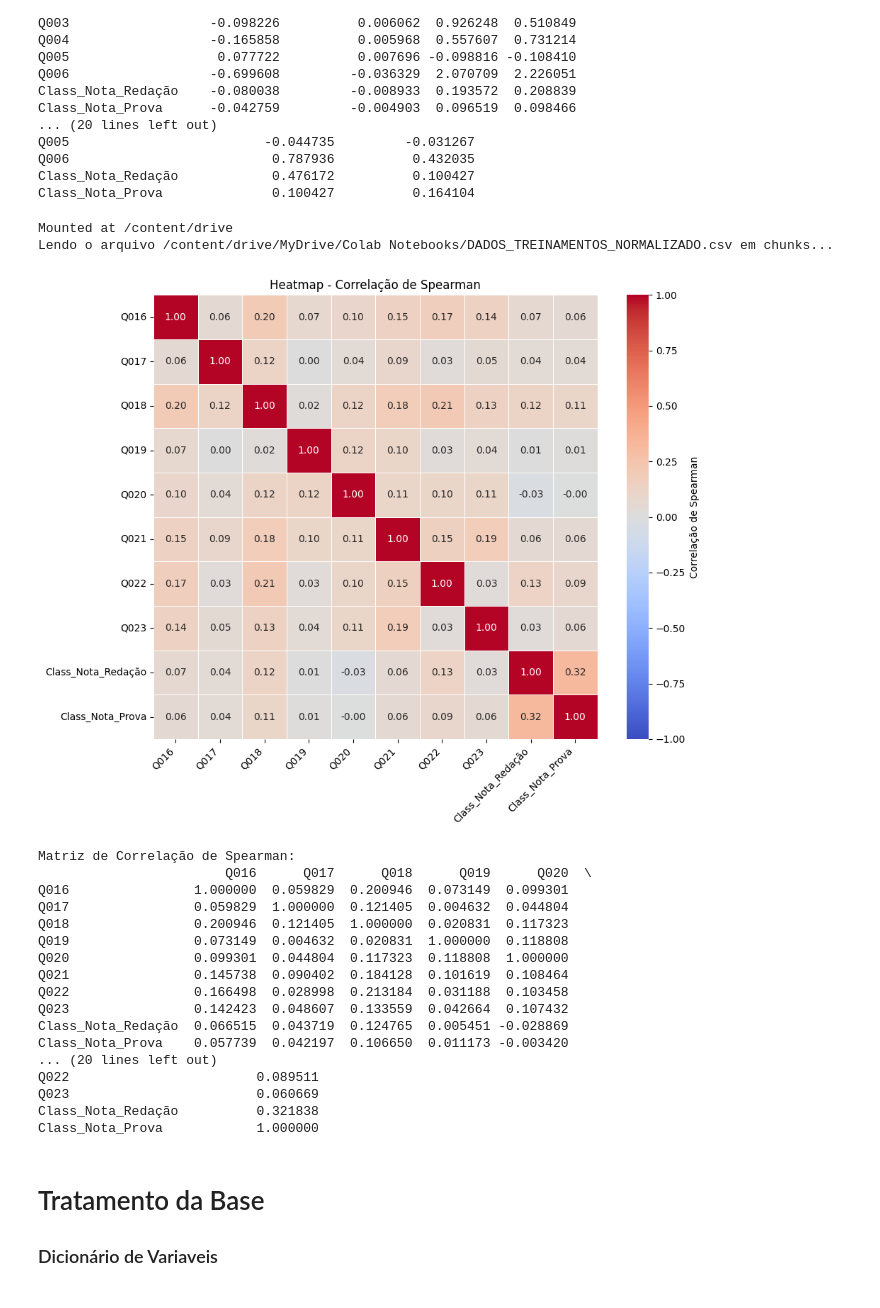
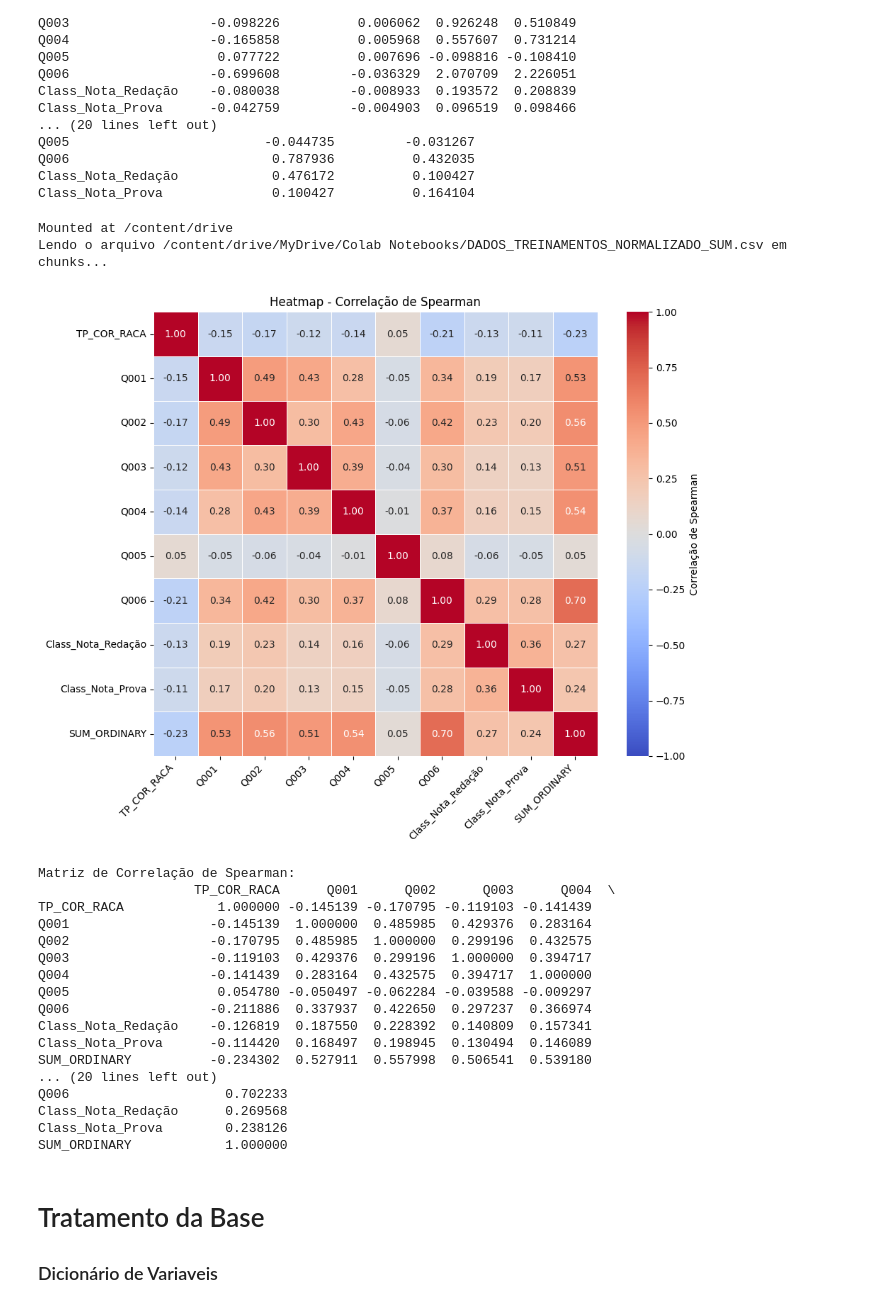
Before and after one commit to ThiagoMedeiros12/ENEM-MACHINE-LEARNING, a Jupyter notebook: ENEM_MACHINE_LEARNING.ipynb, the cells around one changed output. Cells and saved outputs as stored; diff of their text form; code cells hidden in the pictures.

```diff
--- a/ENEM_MACHINE_LEARNING.ipynb
+++ b/ENEM_MACHINE_LEARNING.ipynb
@@ -539,7 +539,7 @@ import unicodedata
 
 drive.mount('/content/drive', force_remount=True)
 
-FILE_PATH = "/content/drive/MyDrive/Colab Notebooks/DADOS_TREINAMENTOS_NORMALIZADO.csv"
+FILE_PATH = "/content/drive/MyDrive/Colab Notebooks/DADOS_TREINAMENTOS_NORMALIZADO_SUM.csv"
 CHUNK_SIZE = 500000
 MAX_ROWS = 2500000
 MAX_TOTAL_COLS = 10
@@ -549,17 +549,13 @@ COLUNAS_OBRIGATORIAS = ["Class_Nota_Redação", "Class_Nota_Prova"]
 
 # Escolha aqui as extras (máx. 8, porque 2 já são obrigatórias)
 COLUNAS_EXTRAS = [
-    #"Q001",
-    #"Q002",
-    #"Q003",
-    #"Q004",
-    #"Q005",
-    #"Q006",
-    #"TP_COR_RACA",
+    "Q001", "Q002", "Q003", "Q004", "Q005", "Q006",
+    "TP_COR_RACA",
     #"TP_NACIONALIDADE",
-    #'Q007', 'Q008', 'Q009', 'Q010', 'Q011', 'Q012', 'Q013', 'Q014'
-    #'Q014', 'Q015',
-    'Q016', 'Q017', 'Q018', 'Q019', 'Q020', 'Q021', 'Q022', 'Q023'
+    #'Q007', 'Q008', 'Q009', 'Q010', 'Q011', 'Q012', 'Q013',
+    #'Q014','Q015',
+    #'Q016', 'Q017', 'Q018', 'Q019', 'Q020', 'Q021', 'Q022', 'Q023',
+    'SUM_ORDINARY'
 ]
 
 lg.basicConfig(level=lg.INFO, format="%(levelname)s: %(message)s")
@@ -641,52 +637,52 @@ def main():
     # CORRELAÇÃO DE SPEARMAN
     corr_spearman = data.corr(method="spearman")
 
     plt.figure(figsize=(10, 8))
     sns.heatmap(
         corr_spearman,
         annot=True,
         fmt=".2f",
         cmap="coolwarm",
         vmin=-1,
         vmax=1,
         center=0,
         square=True,
         linewidths=0.5,
         cbar_kws={"label": "Correlação de Spearman"},
     )
     plt.title("Heatmap - Correlação de Spearman")
     plt.xticks(rotation=45, ha="right")
     plt.yticks(rotation=0)
     plt.tight_layout()
     plt.show()
 
     print("\nMatriz de Correlação de Spearman:")
     print(corr_spearman)
 
 
 if __name__ == "__main__":
     main()
 # %% [output]
 Mounted at /content/drive
-Lendo o arquivo /content/drive/MyDrive/Colab Notebooks/DADOS_TREINAMENTOS_NORMALIZADO.csv em chunks...
+Lendo o arquivo /content/drive/MyDrive/Colab Notebooks/DADOS_TREINAMENTOS_NORMALIZADO_SUM.csv em chunks...
-[figure, old version]
+[figure, new version]
 Matriz de Correlação de Spearman:
-                        Q016      Q017      Q018      Q019      Q020  \
-Q016                1.000000  0.059829  0.200946  0.073149  0.099301
-Q017                0.059829  1.000000  0.121405  0.004632  0.044804
-Q018                0.200946  0.121405  1.000000  0.020831  0.117323
-Q019                0.073149  0.004632  0.020831  1.000000  0.118808
-Q020                0.099301  0.044804  0.117323  0.118808  1.000000
-Q021                0.145738  0.090402  0.184128  0.101619  0.108464
-Q022                0.166498  0.028998  0.213184  0.031188  0.103458
-Q023                0.142423  0.048607  0.133559  0.042664  0.107432
-Class_Nota_Redação  0.066515  0.043719  0.124765  0.005451 -0.028869
-Class_Nota_Prova    0.057739  0.042197  0.106650  0.011173 -0.003420
+                    TP_COR_RACA      Q001      Q002      Q003      Q004  \
+TP_COR_RACA            1.000000 -0.145139 -0.170795 -0.119103 -0.141439
+Q001                  -0.145139  1.000000  0.485985  0.429376  0.283164
+Q002                  -0.170795  0.485985  1.000000  0.299196  0.432575
+Q003                  -0.119103  0.429376  0.299196  1.000000  0.394717
+Q004                  -0.141439  0.283164  0.432575  0.394717  1.000000
+Q005                   0.054780 -0.050497 -0.062284 -0.039588 -0.009297
+Q006                  -0.211886  0.337937  0.422650  0.297237  0.366974
+Class_Nota_Redação    -0.126819  0.187550  0.228392  0.140809  0.157341
+Class_Nota_Prova      -0.114420  0.168497  0.198945  0.130494  0.146089
+SUM_ORDINARY          -0.234302  0.527911  0.557998  0.506541  0.539180
 ... (20 lines left out)
-Q022                        0.089511
-Q023                        0.060669
-Class_Nota_Redação          0.321838
-Class_Nota_Prova            1.000000
+Q006                    0.702233
+Class_Nota_Redação      0.269568
+Class_Nota_Prova        0.238126
+SUM_ORDINARY            1.000000
 # %% [markdown]
 # Tratamento da Base #
 
```
Also changed, not shown: parts of 6 cells of this notebook.
